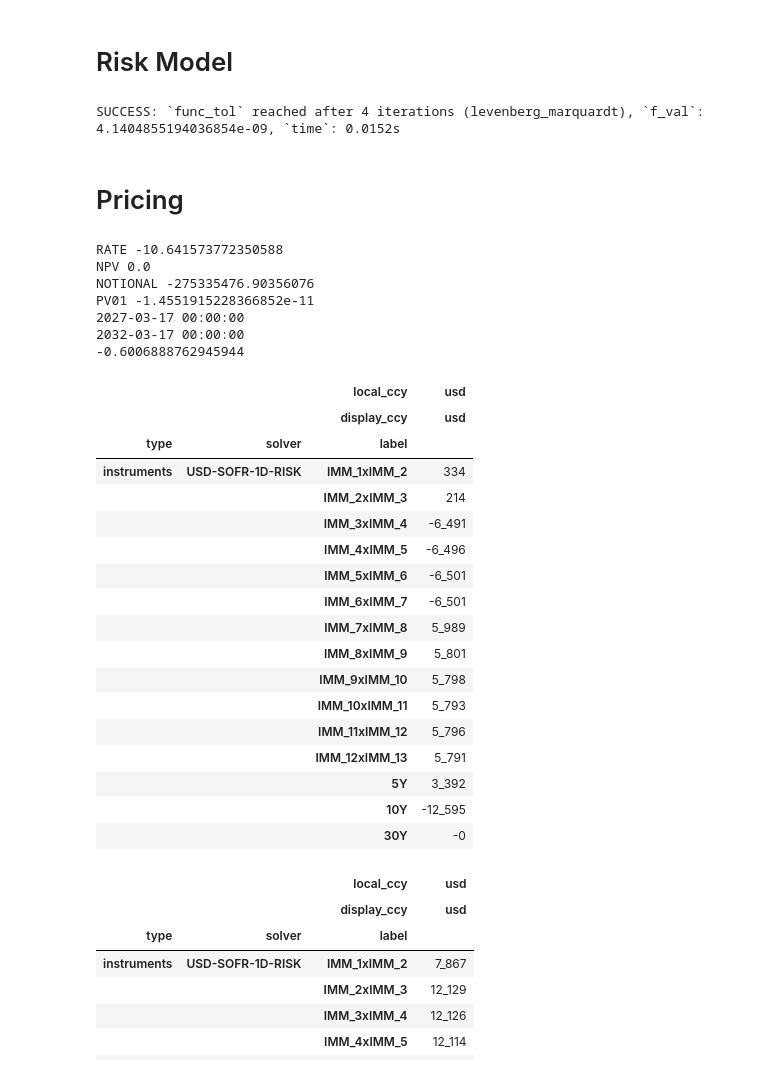
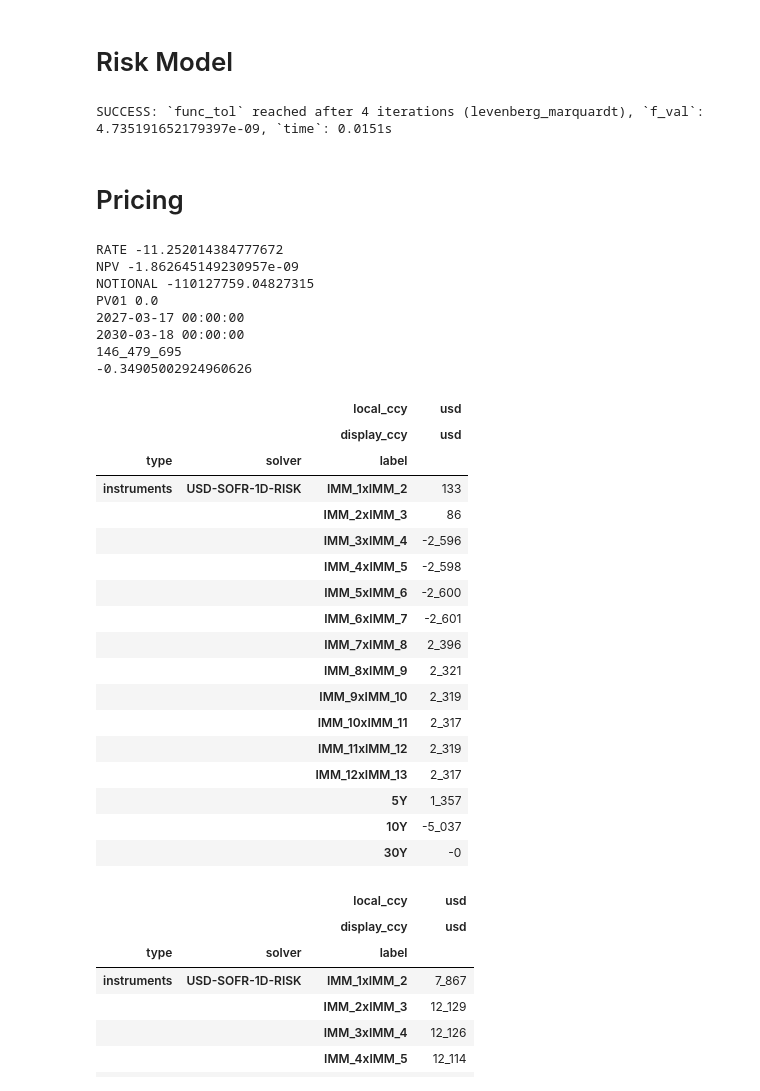
Before and after one commit to yieldcurvemonkey/ARBS, a Jupyter notebook: notebooks/pricers/irswap_pricer_and_risk_model.ipynb, the cells around one changed output. Drawn from its saved outputs; the diff is of its cells as text; code cells hidden in the pictures.

```diff
--- a/notebooks/pricers/irswap_pricer_and_risk_model.ipynb
+++ b/notebooks/pricers/irswap_pricer_and_risk_model.ipynb
@@ -42,8 +42,8 @@ from MDP.IRSwaps.IRSwapsMDP import IRSwapsMDP
 from Query.IRSwaps.IRSwapValue import IRSwapValue
 from Query.IRSwaps.backends.rateslib.RLIRSwapCurve import RLIRSwapCurve
 # %%
-curve_mdp = IRSwapsMDP(source="ERIS_EOD_LIVE-RL_BASIC")
-# curve_mdp = IRSwapsMDP(source="ERIS_EOD_LIVE-RL_BASIC-NOJUMPS")
+# curve_mdp = IRSwapsMDP(source="ERIS_EOD_LIVE-RL_BASIC")
+curve_mdp = IRSwapsMDP(source="ERIS_EOD_LIVE-RL_BASIC-NOJUMPS")
 # curve_mdp = IRSwapsMDP(source="citivelo")
 # curve_mdp = IRSwapsMDP(source="BARCHART_STIRF-RL")
 # %%
@@ -159,57 +159,60 @@ rl_risk_solver = rl.Solver(
     conv_tol=1e-10,
 )
 # %% [output]
-SUCCESS: `func_tol` reached after 4 iterations (levenberg_marquardt), `f_val`: 4.1404855194036854e-09, `time`: 0.0152s
+SUCCESS: `func_tol` reached after 4 iterations (levenberg_marquardt), `f_val`: 4.735191652179397e-09, `time`: 0.0151s
 # %% [markdown]
 # Pricing
 # %%
-risk = 100_000
-tenor = "IMM_H27x1Y/IMM_H27x3Y/IMM_H27x5Y"
+risk = 40_000
+# tenor = "IMM_H27x1Y/IMM_H27x3Y/IMM_H27x5Y"
+tenor = "IMM_3x1Y/IMM_3x3Y/IMM_3x5Y"
 # tenor = "1y1y"
 # tenor = "10y2y/12y3y/15y5y"
 query = IRSwapQuery(curve=curve, tenor=tenor, structure_kwargs={"bpv": risk}).resolve_query(
     ts, pricer_or_curve=curve_handle
 )
 pkg, rws = query.resolve_package(pricer_or_curve=curve_handle)
 
 vmap = query.build_value_map(pricer_or_curve=curve_handle, package=pkg, risk_weights=rws)
 for v in [IRSwapValue.RATE, IRSwapValue.NPV, IRSwapValue.NOTIONAL, IRSwapValue.PV01]:
     print(v.name, vmap.apply(value=v))
 
-i = 2
+i = 1
 print(curve_handle.effective_date(pkg[i]))
 print(curve_handle.maturity_date(pkg[i]))
+print(f"{curve_handle.notional(pkg[i]):_.0f}")
 # print(vmap.apply(value=IRSwapValue.CARRY_BPS_RUNNING, **{"horizon": "3m"}))
 print(vmap.apply(value=IRSwapValue.ROLL_BPS_RUNNING, **{"horizon": "3m"}))
 
 # Bucket risk must be priced on the calibrated risk curve, not the dense curve.
 risk_pkg, _ = query.resolve_package(pricer_or_curve=risk_curve_handle)
 display(rl.Portfolio(risk_pkg).delta(solver=rl_risk_solver).style.format("{:_.0f}"))
 # %% [output]
-RATE -10.641573772350588
-NPV 0.0
-NOTIONAL -275335476.90356076
-PV01 -1.4551915228366852e-11
+RATE -11.252014384777672
+NPV -1.862645149230957e-09
+NOTIONAL -110127759.04827315
+PV01 0.0
 2027-03-17 00:00:00
-2032-03-17 00:00:00
--0.6006888762945944
+2030-03-18 00:00:00
+146_479_695
+-0.34905002924960626
 |  |  | local_ccy | usd |
 |  |  | display_ccy | usd |
 | type | solver | label |  |
-| instruments | USD-SOFR-1D-RISK | IMM_1xIMM_2 | 334 |
-|  |  | IMM_2xIMM_3 | 214 |
-|  |  | IMM_3xIMM_4 | -6_491 |
-|  |  | IMM_4xIMM_5 | -6_496 |
-|  |  | IMM_5xIMM_6 | -6_501 |
-|  |  | IMM_6xIMM_7 | -6_501 |
-|  |  | IMM_7xIMM_8 | 5_989 |
-|  |  | IMM_8xIMM_9 | 5_801 |
-|  |  | IMM_9xIMM_10 | 5_798 |
-|  |  | IMM_10xIMM_11 | 5_793 |
-|  |  | IMM_11xIMM_12 | 5_796 |
-|  |  | IMM_12xIMM_13 | 5_791 |
-|  |  | 5Y | 3_392 |
-|  |  | 10Y | -12_595 |
+| instruments | USD-SOFR-1D-RISK | IMM_1xIMM_2 | 133 |
+|  |  | IMM_2xIMM_3 | 86 |
+|  |  | IMM_3xIMM_4 | -2_596 |
+|  |  | IMM_4xIMM_5 | -2_598 |
+|  |  | IMM_5xIMM_6 | -2_600 |
+|  |  | IMM_6xIMM_7 | -2_601 |
+|  |  | IMM_7xIMM_8 | 2_396 |
+|  |  | IMM_8xIMM_9 | 2_321 |
+|  |  | IMM_9xIMM_10 | 2_319 |
+|  |  | IMM_10xIMM_11 | 2_317 |
+|  |  | IMM_11xIMM_12 | 2_319 |
+|  |  | IMM_12xIMM_13 | 2_317 |
+|  |  | 5Y | 1_357 |
+|  |  | 10Y | -5_037 |
 |  |  | 30Y | -0 |
 # %%
 # Bucket risk must be priced on the calibrated risk curve, not the dense curve.
```
Also changed, not shown: parts of 2 cells of this notebook, 5 other files.
